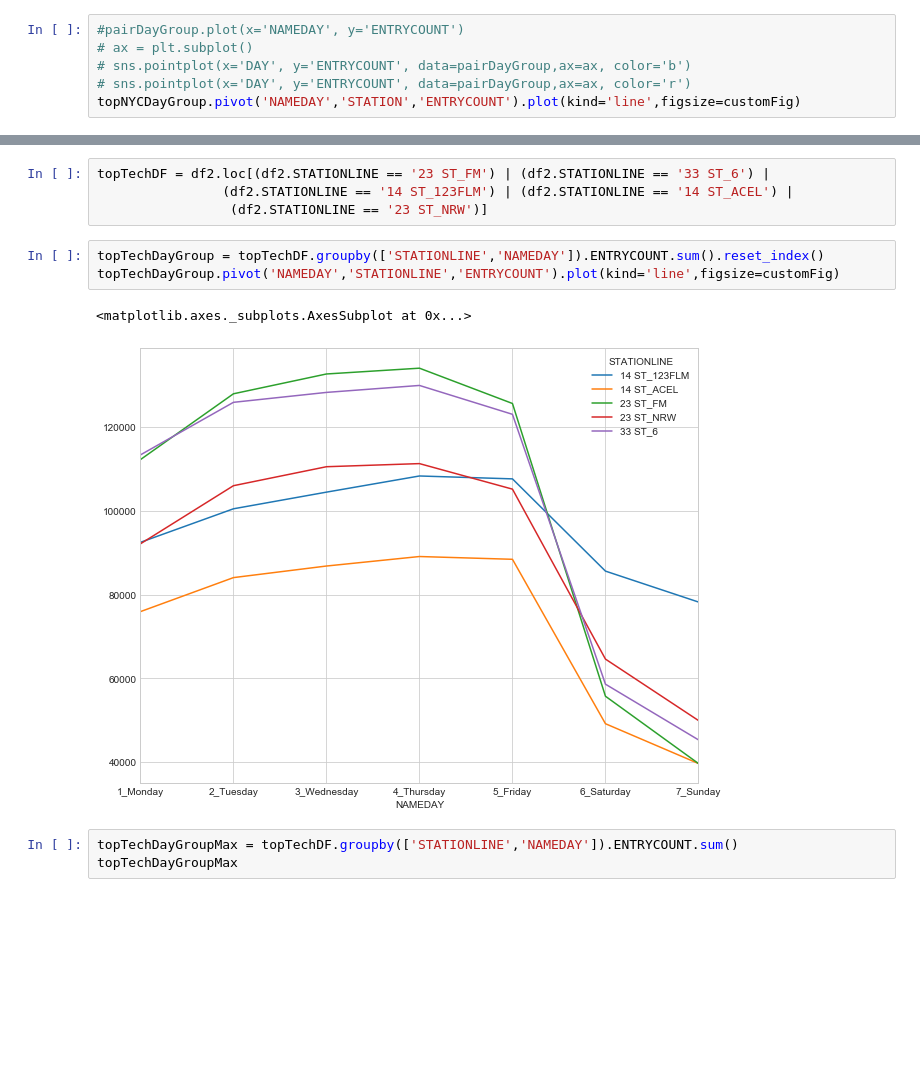
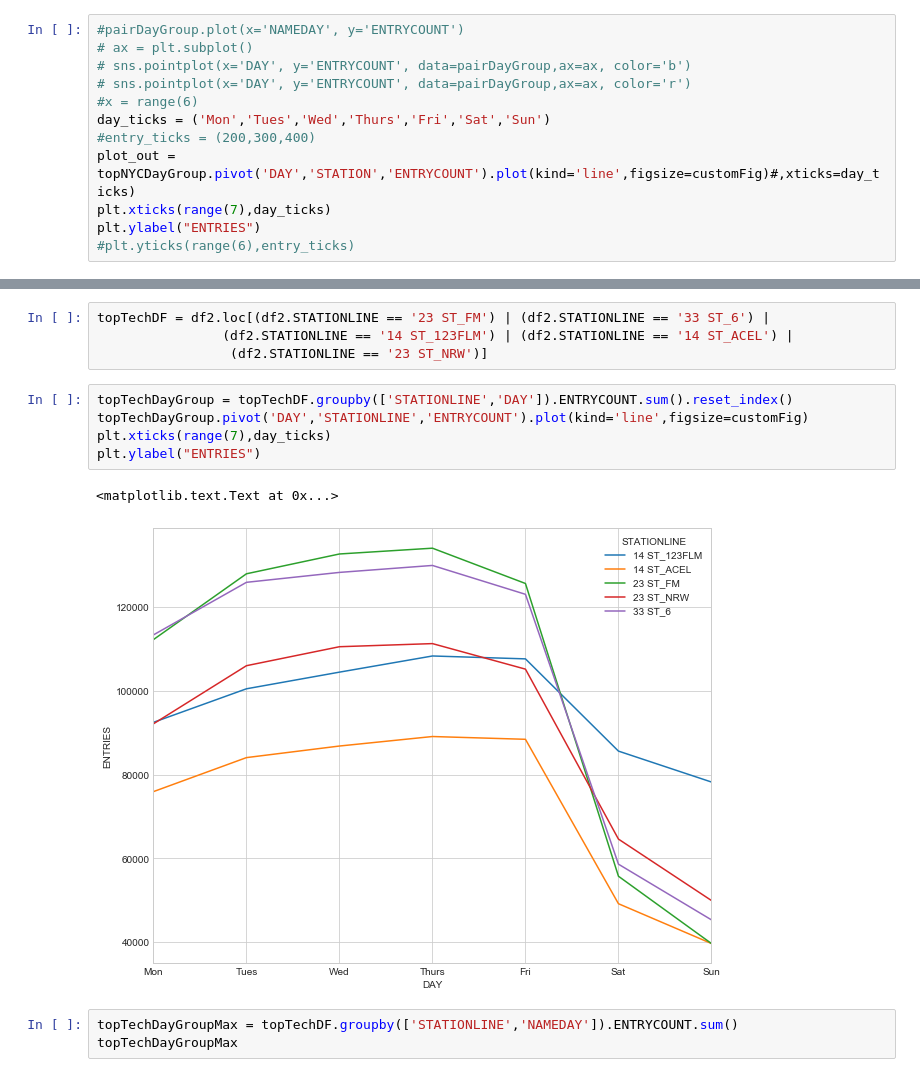
Before and after one commit to xvila/MTA-Turnstile-Data, a Jupyter notebook: Project Benson.ipynb, the cells around one changed output, grey strips where cells are left out. Drawn from its saved outputs; the diff is of its cells as text; blank space fills up the shorter version.

```diff
--- a/Project Benson.ipynb
+++ b/Project Benson.ipynb
@@ -514,5 +520,11 @@ topNYCDayGroup = topNYCDF.groupby(['STATION','NAMEDAY']).ENTRYCOUNT.sum().reset_
 # ax = plt.subplot()
 # sns.pointplot(x='DAY', y='ENTRYCOUNT', data=pairDayGroup,ax=ax, color='b')
 # sns.pointplot(x='DAY', y='ENTRYCOUNT', data=pairDayGroup,ax=ax, color='r')
-topNYCDayGroup.pivot('NAMEDAY','STATION','ENTRYCOUNT').plot(kind='line',figsize=customFig)
+#x = range(6)
+day_ticks = ('Mon','Tues','Wed','Thurs','Fri','Sat','Sun')
+#entry_ticks = (200,300,400)
+plot_out = topNYCDayGroup.pivot('DAY','STATION','ENTRYCOUNT').plot(kind='line',figsize=customFig)#,xticks=day_ticks)
+plt.xticks(range(7),day_ticks)
+plt.ylabel("ENTRIES")
+#plt.yticks(range(6),entry_ticks)
 # %% [output]
@@ -545,11 +574,13 @@ topTechDF = df2.loc[(df2.STATIONLINE == '23 ST_FM') | (df2.STATIONLINE == '33 ST
                 (df2.STATIONLINE == '14 ST_123FLM') | (df2.STATIONLINE == '14 ST_ACEL') |
                  (df2.STATIONLINE == '23 ST_NRW')]
 # %%
-topTechDayGroup = topTechDF.groupby(['STATIONLINE','NAMEDAY']).ENTRYCOUNT.sum().reset_index()
-topTechDayGroup.pivot('NAMEDAY','STATIONLINE','ENTRYCOUNT').plot(kind='line',figsize=customFig)
+topTechDayGroup = topTechDF.groupby(['STATIONLINE','DAY']).ENTRYCOUNT.sum().reset_index()
+topTechDayGroup.pivot('DAY','STATIONLINE','ENTRYCOUNT').plot(kind='line',figsize=customFig)
+plt.xticks(range(7),day_ticks)
+plt.ylabel("ENTRIES")
 # %% [output]
-<matplotlib.axes._subplots.AxesSubplot at 0x...>
+<matplotlib.text.Text at 0x...>
-[figure, old version]
+[figure, new version]
 # %%
 topTechDayGroupMax = topTechDF.groupby(['STATIONLINE','NAMEDAY']).ENTRYCOUNT.sum()
 topTechDayGroupMax
```
Also changed, not shown: parts of 9 cells of this notebook.
